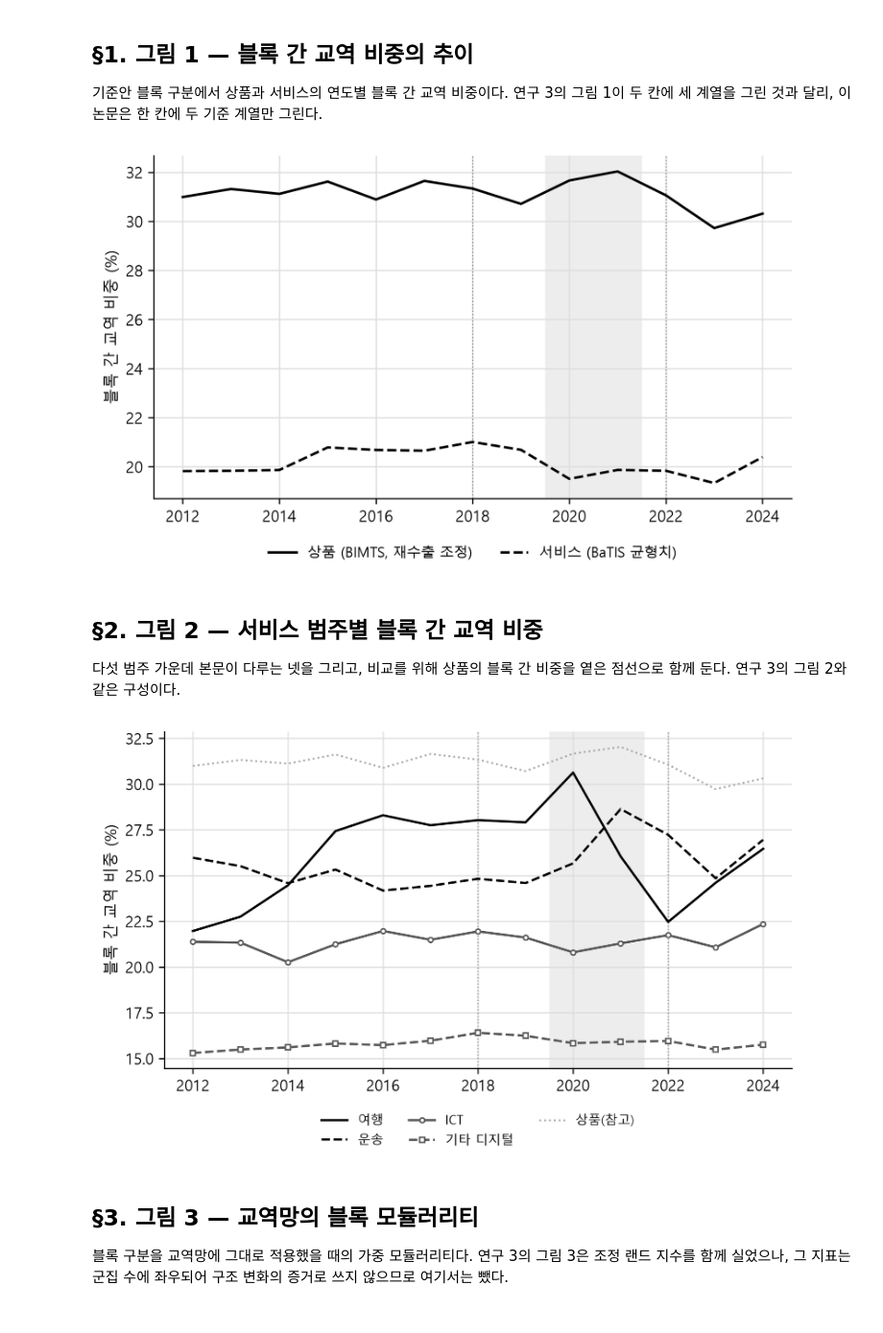
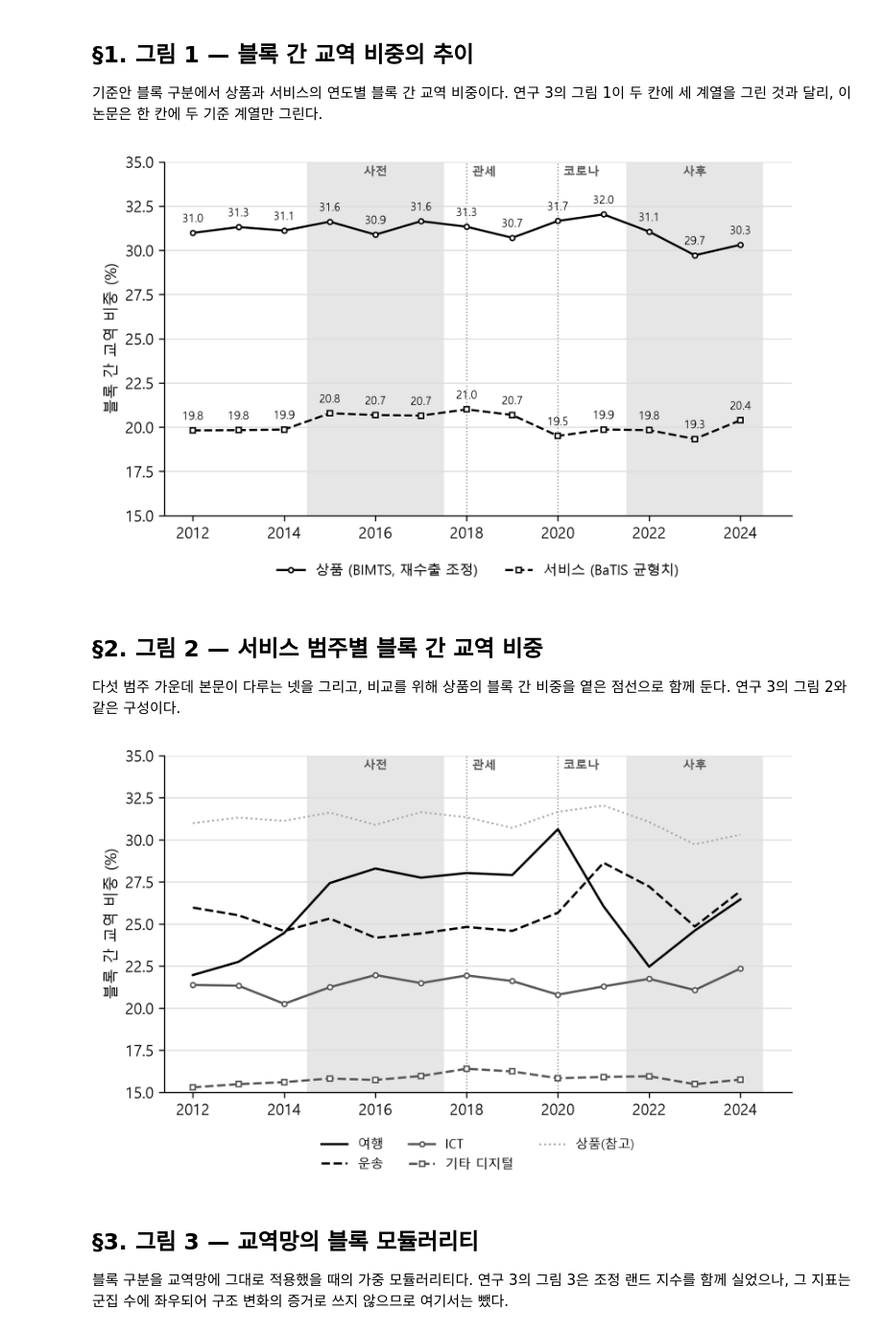
Before and after one commit to pilsunchoi/Services, a Jupyter notebook: research/02-fragmentation/reproduce.ipynb, the cells around one changed output. Shown at 96% size. Saved outputs shown, nothing was run; the diff lists cells and outputs as text; code cells hidden in the pictures.

```diff
--- a/research/02-fragmentation/reproduce.ipynb
+++ b/research/02-fragmentation/reproduce.ipynb
@@ -34,7 +34,7 @@ plt.rcParams.update({
     "font.family": "Malgun Gothic", "axes.unicode_minus": False,
     "figure.dpi": 110, "savefig.dpi": 300, "savefig.bbox": "tight",
     "axes.spines.top": False, "axes.spines.right": False,
-    "axes.grid": True, "grid.color": "0.87", "grid.linewidth": 0.8,
+    "axes.grid": True, "axes.grid.axis": "y", "grid.color": "0.87", "grid.linewidth": 0.8,
     "font.size": 10, "axes.titlesize": 11, "legend.frameon": False,
 })
 
@@ -44,10 +44,24 @@ def year_axis(ax, step=2):
     ax.xaxis.set_major_formatter(lambda v, pos: f"{int(v)}")
 
 
-def mark_periods(ax):
-    ax.axvspan(2019.5, 2021.5, color="0.93", lw=0)
-    for x in (2018, 2022):
-        ax.axvline(x, color="0.55", lw=0.8, ls=":")
+# 띠는 비교 구간, 점선은 사건의 시작. 두 표기가 각각 한 가지만 맡는다.
+SPANS = ((2014.5, 2017.5, "사전"), (2021.5, 2024.5, "사후"))
+MARKS = ((2018, "관세"), (2020, "코로나"))
+
+
+def mark_periods(ax, label=True):
+    for lo, hi, _ in SPANS:
+        ax.axvspan(lo, hi, color="0.90", lw=0, zorder=0)
+    for x, _ in MARKS:
+        ax.axvline(x, color="0.55", lw=0.8, ls=":", zorder=0)
+    if label:
+        tr = ax.get_xaxis_transform()
+        for lo, hi, name in SPANS:
+            ax.text((lo + hi) / 2, 0.99, name, transform=tr, ha="center", va="top",
+                    fontsize=8, fontweight="bold", color="0.35")
+        for x, name in MARKS:
+            ax.text(x + 0.12, 0.99, name, transform=tr, ha="left", va="top",
+                    fontsize=8, fontweight="bold", color="0.35")
 
 
 S = json.load(open(SRC / "stats.json", encoding="utf-8"))
@@ -64,18 +78,25 @@ C:\Work\Projects\Services\research\02-fragmentation | C:\Work\Projects\Services\
 기준안 블록 구분에서 상품과 서비스의 연도별 블록 간 교역 비중이다. 연구 3의 그림 1이 두 칸에
 세 계열을 그린 것과 달리, 이 논문은 한 칸에 두 기준 계열만 그린다.
 # %%
-fig, ax = plt.subplots(figsize=(7.4, 4.0))
+fig, ax = plt.subplots(figsize=(7.4, 4.2))
 mark_periods(ax)
-ax.plot(ann.index, ann.goods_rx, color="black", lw=1.6, label="상품 (BIMTS, 재수출 조정)")
-ax.plot(ann.index, ann.svc_bal, color="black", lw=1.6, ls="--", label="서비스 (BaTIS 균형치)")
+series = [(ann.goods_rx, "-", "o", "상품 (BIMTS, 재수출 조정)"),
+          (ann.svc_bal, "--", "s", "서비스 (BaTIS 균형치)")]
+for y, ls, mk, lab in series:
+    ax.plot(ann.index, y, color="black", lw=1.4, ls=ls,
+            marker=mk, ms=3.2, mfc="white", mec="black", label=lab)
+    for x, v in zip(ann.index, y):
+        ax.annotate(f"{v:.1f}", (x, v), textcoords="offset points", xytext=(0, 7),
+                    ha="center", fontsize=7.5)
 ax.set_ylabel("블록 간 교역 비중 (%)")
+ax.set_ylim(15, 35)
 ax.legend(ncol=2, loc="upper center", fontsize=9, bbox_to_anchor=(0.5, -0.1))
 year_axis(ax)
 fig.savefig(IMG / "fig1_cross_share.png")
 plt.close(fig)
 display(Image(IMG / "fig1_cross_share.png", width=740))
 # %% [output]
-[figure, old version]
+[figure, new version]
 # %% [markdown]
 ## §2. 그림 2 — 서비스 범주별 블록 간 교역 비중
 
@@ -84,19 +105,20 @@ display(Image(IMG / "fig1_cross_share.png", width=740))
 # %%
 fig, ax = plt.subplots(figsize=(7.4, 4.0))
 mark_periods(ax)
 style = {"여행": ("black", "-", None), "운송": ("black", "--", None), "ICT": ("0.35", "-", "o"),
          "기타 디지털": ("0.35", "--", "s")}
 for g, (c, ls, mk) in style.items():
     ax.plot(cat.index, cat[g], color=c, ls=ls, lw=1.5, marker=mk, ms=3.2, mfc="white", mec=c, label=g)
 ax.plot(ann.index, ann.goods_rx, color="0.65", lw=1.2, ls=":", label="상품(참고)")
 ax.set_ylabel("블록 간 교역 비중 (%)")
+ax.set_ylim(15, 35)
 ax.legend(ncol=3, loc="upper center", fontsize=8.5, bbox_to_anchor=(0.5, -0.1))
 year_axis(ax)
 fig.savefig(IMG / "fig2_categories.png")
 plt.close(fig)
 display(Image(IMG / "fig2_categories.png", width=740))
 # %% [output]
-[figure, old version]
+[figure, new version]
 # %% [markdown]
 ## §3. 그림 3 — 교역망의 블록 모듈러리티
 
```
Also changed, not shown: parts of 2 cells of this notebook, 4 other files.
